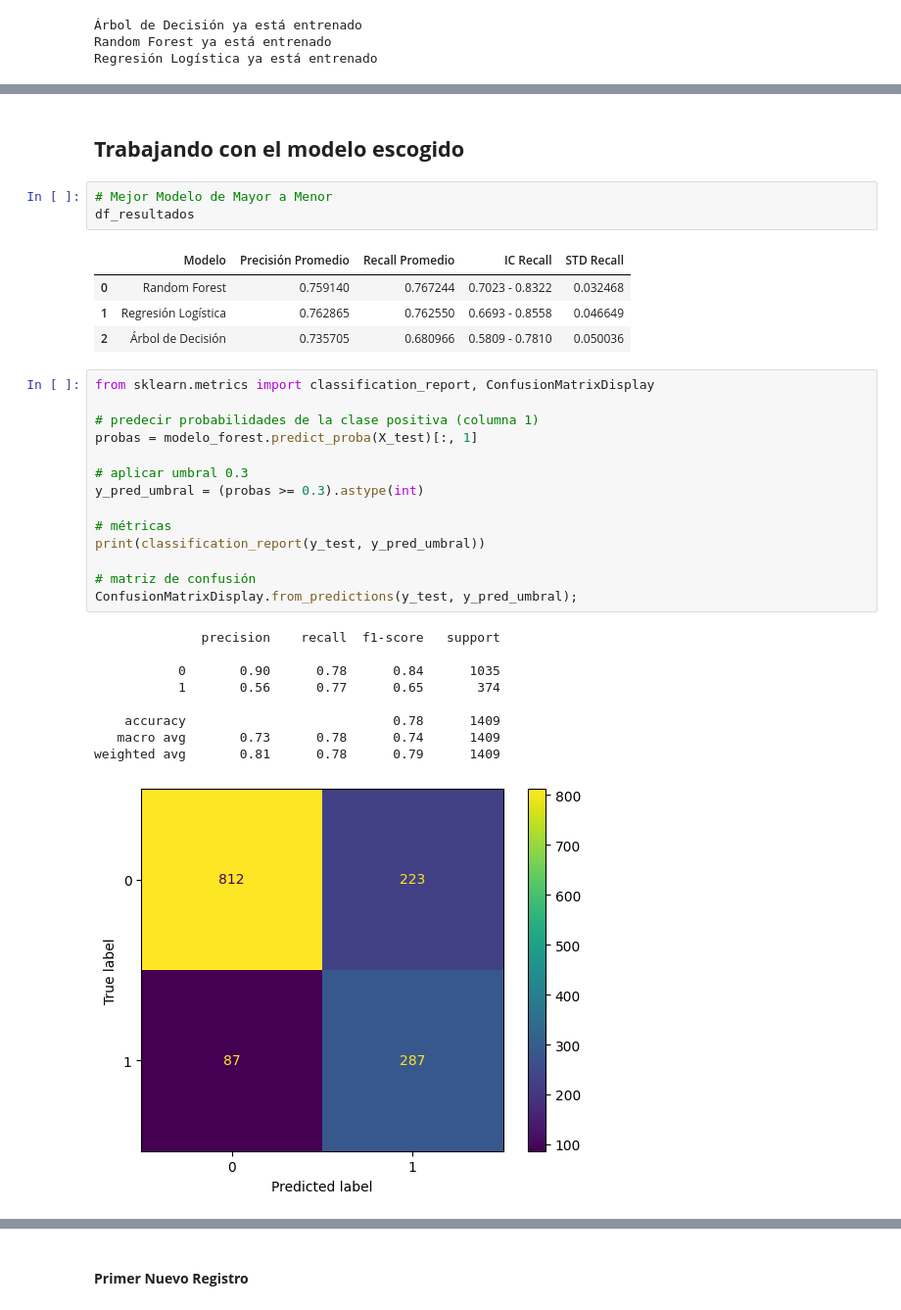
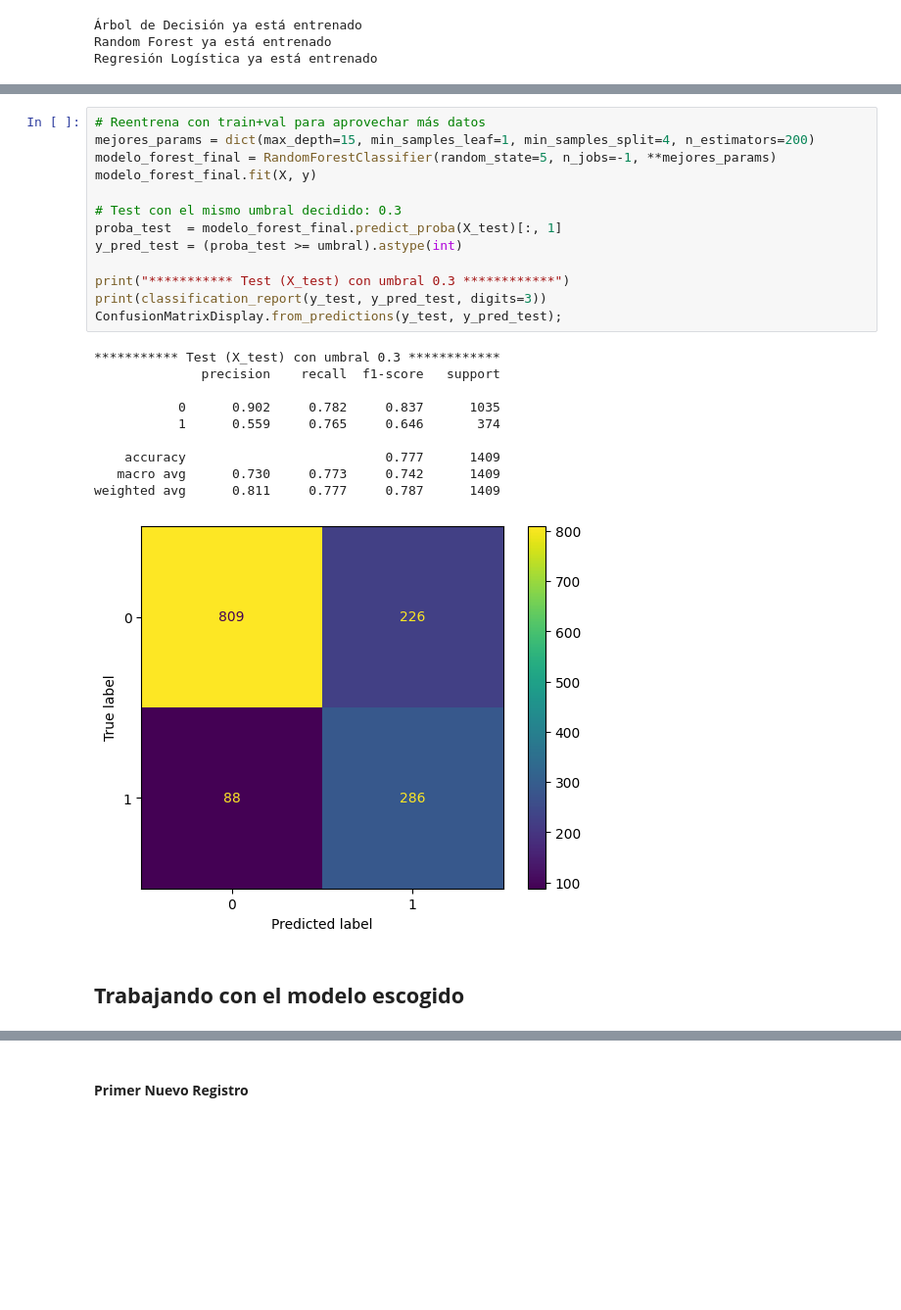
Before and after one commit to DanielRaiicHu/telecom_x_2, a Jupyter notebook: telecom_x_2.ipynb, the cells around one changed output, grey strips where cells are left out. Shown at 98% size. Drawn from its saved outputs; the diff is of its cells as text; blank space fills up the shorter version.

Commit message:
Actualización: Finalizando el Proyecto. v1

```diff
--- a/telecom_x_2.ipynb
+++ b/telecom_x_2.ipynb
@@ -2900,34 +3010,26 @@ Regresión Logística ya está entrenado
+# %%
+# Reentrena con train+val para aprovechar más datos
+mejores_params = dict(max_depth=15, min_samples_leaf=1, min_samples_split=4, n_estimators=200)
+modelo_forest_final = RandomForestClassifier(random_state=5, n_jobs=-1, **mejores_params)
+modelo_forest_final.fit(X, y)
+
+# Test con el mismo umbral decidido: 0.3
+proba_test  = modelo_forest_final.predict_proba(X_test)[:, 1]
+y_pred_test = (proba_test >= umbral).astype(int)
+
+print("*********** Test (X_test) con umbral 0.3 ************")
+print(classification_report(y_test, y_pred_test, digits=3))
+ConfusionMatrixDisplay.from_predictions(y_test, y_pred_test);
+# %% [output]
+*********** Test (X_test) con umbral 0.3 ************
+              precision    recall  f1-score   support
+
+           0      0.902     0.782     0.837      1035
+           1      0.559     0.765     0.646       374
+
+    accuracy                          0.777      1409
+   macro avg      0.730     0.773     0.742      1409
+weighted avg      0.811     0.777     0.787      1409
+[figure, added]
 # %% [markdown]
 ## **Trabajando con el modelo escogido**
-# %%
-# Mejor Modelo de Mayor a Menor
-df_resultados
-# %% [output]
-|  | Modelo | Precisión Promedio | Recall Promedio | IC Recall | STD Recall |
-| 0 | Random Forest | 0.759140 | 0.767244 | 0.7023 - 0.8322 | 0.032468 |
-| 1 | Regresión Logística | 0.762865 | 0.762550 | 0.6693 - 0.8558 | 0.046649 |
-| 2 | Árbol de Decisión | 0.735705 | 0.680966 | 0.5809 - 0.7810 | 0.050036 |
-# %%
-from sklearn.metrics import classification_report, ConfusionMatrixDisplay
-
-# predecir probabilidades de la clase positiva (columna 1)
-probas = modelo_forest.predict_proba(X_test)[:, 1]
-
-# aplicar umbral 0.3
-y_pred_umbral = (probas >= 0.3).astype(int)
-
-# métricas
-print(classification_report(y_test, y_pred_umbral))
-
-# matriz de confusión
-ConfusionMatrixDisplay.from_predictions(y_test, y_pred_umbral);
-# %% [output]
-              precision    recall  f1-score   support
-
-           0       0.90      0.78      0.84      1035
-           1       0.56      0.77      0.65       374
-
-    accuracy                           0.78      1409
-   macro avg       0.73      0.78      0.74      1409
-weighted avg       0.81      0.78      0.79      1409
-[figure, removed]
```
Also changed, not shown: parts of 56 cells of this notebook.
